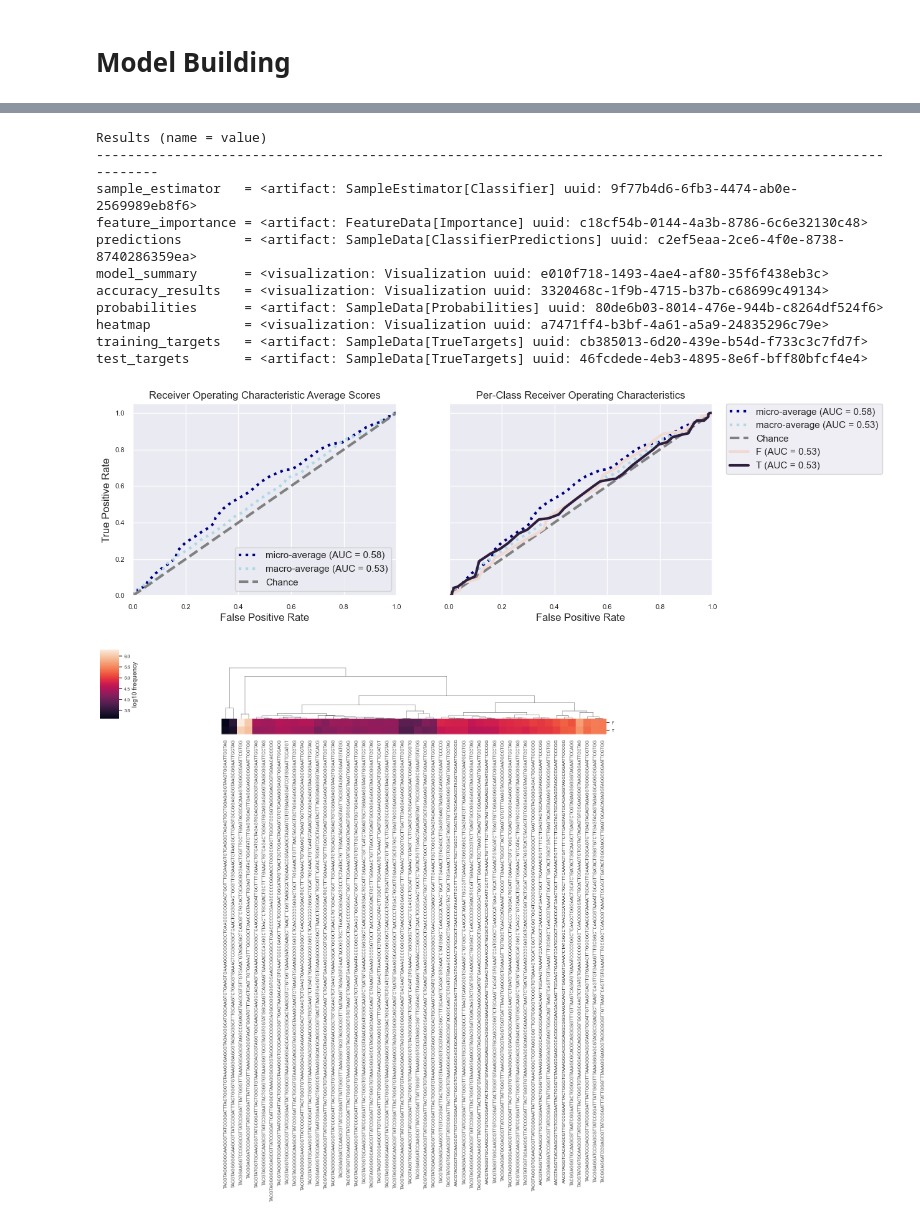
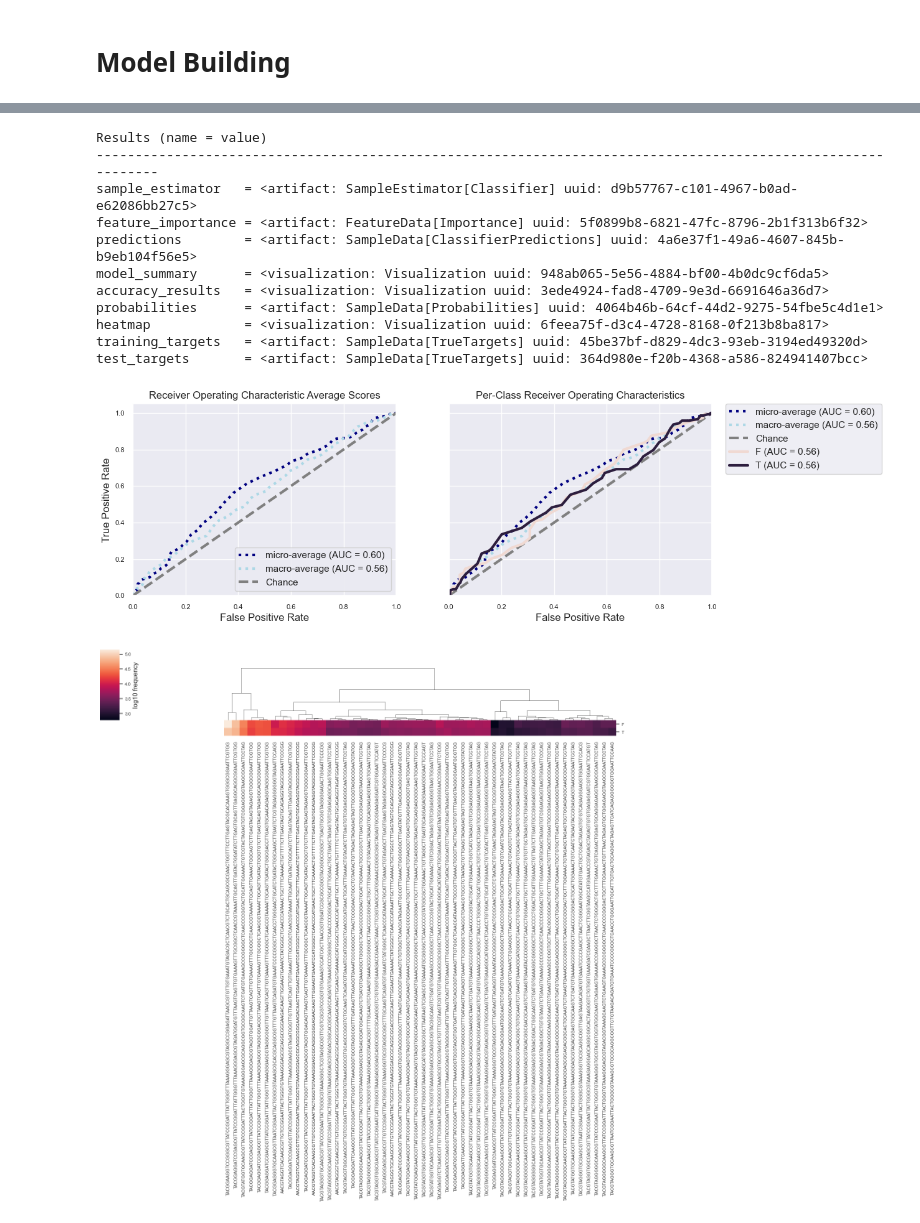
Before and after one commit to Amandoj/DSC180-Q2-Project, a Jupyter notebook: analysis.ipynb, the cells around one changed output, grey strips where cells are left out. Drawn from its saved outputs; the diff is of its cells as text; code cells hidden in the pictures.

```diff
--- a/analysis.ipynb
+++ b/analysis.ipynb
@@ -126,17 +149,18 @@ Call to_dataframe() for a tabular representation.
 # %%
-ckd_v2_model = make_models.sample_classifier_single_disease(feature_table, qiime_metadata_tf.get_column('ckd_v2'))
+new_feature_table = rarefy(feature_table, 1000).rarefied_table
+ckd_v2_model = make_models.sample_classifier_single_disease(new_feature_table, qiime_metadata_tf.get_column('ckd_v2'))
 ckd_v2_model
 # %% [output]
 Results (name = value)
 -------------------------------------------------------------------------------------------------------------
-sample_estimator   = <artifact: SampleEstimator[Classifier] uuid: 9f77b4d6-6fb3-4474-ab0e-2569989eb8f6>
-feature_importance = <artifact: FeatureData[Importance] uuid: c18cf54b-0144-4a3b-8786-6c6e32130c48>
-predictions        = <artifact: SampleData[ClassifierPredictions] uuid: c2ef5eaa-2ce6-4f0e-8738-8740286359ea>
-model_summary      = <visualization: Visualization uuid: e010f718-1493-4ae4-af80-35f6f438eb3c>
-accuracy_results   = <visualization: Visualization uuid: 3320468c-1f9b-4715-b37b-c68699c49134>
-probabilities      = <artifact: SampleData[Probabilities] uuid: 80de6b03-8014-476e-944b-c8264df524f6>
-heatmap            = <visualization: Visualization uuid: a7471ff4-b3bf-4a61-a5a9-24835296c79e>
-training_targets   = <artifact: SampleData[TrueTargets] uuid: cb385013-6d20-439e-b54d-f733c3c7fd7f>
-test_targets       = <artifact: SampleData[TrueTargets] uuid: 46fcdede-4eb3-4895-8e6f-bff80bfcf4e4>
+sample_estimator   = <artifact: SampleEstimator[Classifier] uuid: d9b57767-c101-4967-b0ad-e62086bb27c5>
+feature_importance = <artifact: FeatureData[Importance] uuid: 5f0899b8-6821-47fc-8796-2b1f313b6f32>
+predictions        = <artifact: SampleData[ClassifierPredictions] uuid: 4a6e37f1-49a6-4607-845b-b9eb104f56e5>
+model_summary      = <visualization: Visualization uuid: 948ab065-5e56-4884-bf00-4b0dc9cf6da5>
+accuracy_results   = <visualization: Visualization uuid: 3ede4924-fad8-4709-9e3d-6691646a36d7>
+probabilities      = <artifact: SampleData[Probabilities] uuid: 4064b46b-64cf-44d2-9275-54fbe5c4d1e1>
+heatmap            = <visualization: Visualization uuid: 6feea75f-d3c4-4728-8168-0f213b8ba817>
+training_targets   = <artifact: SampleData[TrueTargets] uuid: 45be37bf-d829-4dc3-93eb-3194ed49320d>
+test_targets       = <artifact: SampleData[TrueTargets] uuid: 364d980e-f20b-4368-a586-824941407bcc>
-[figure, old version]
+[figure, new version]
-[figure, old version]
+[figure, new version]
```
Also changed, not shown: parts of 8 cells of this notebook, 3 other files.
